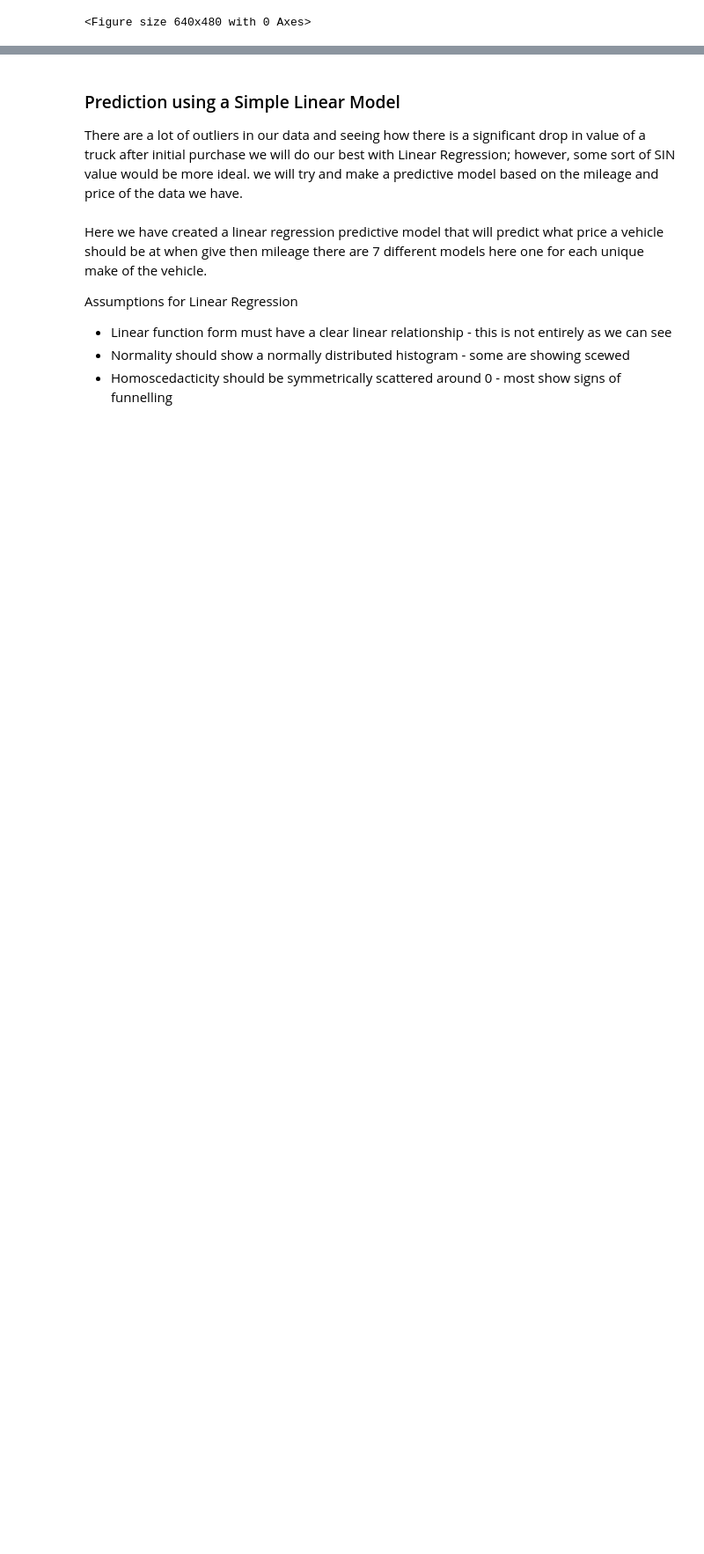
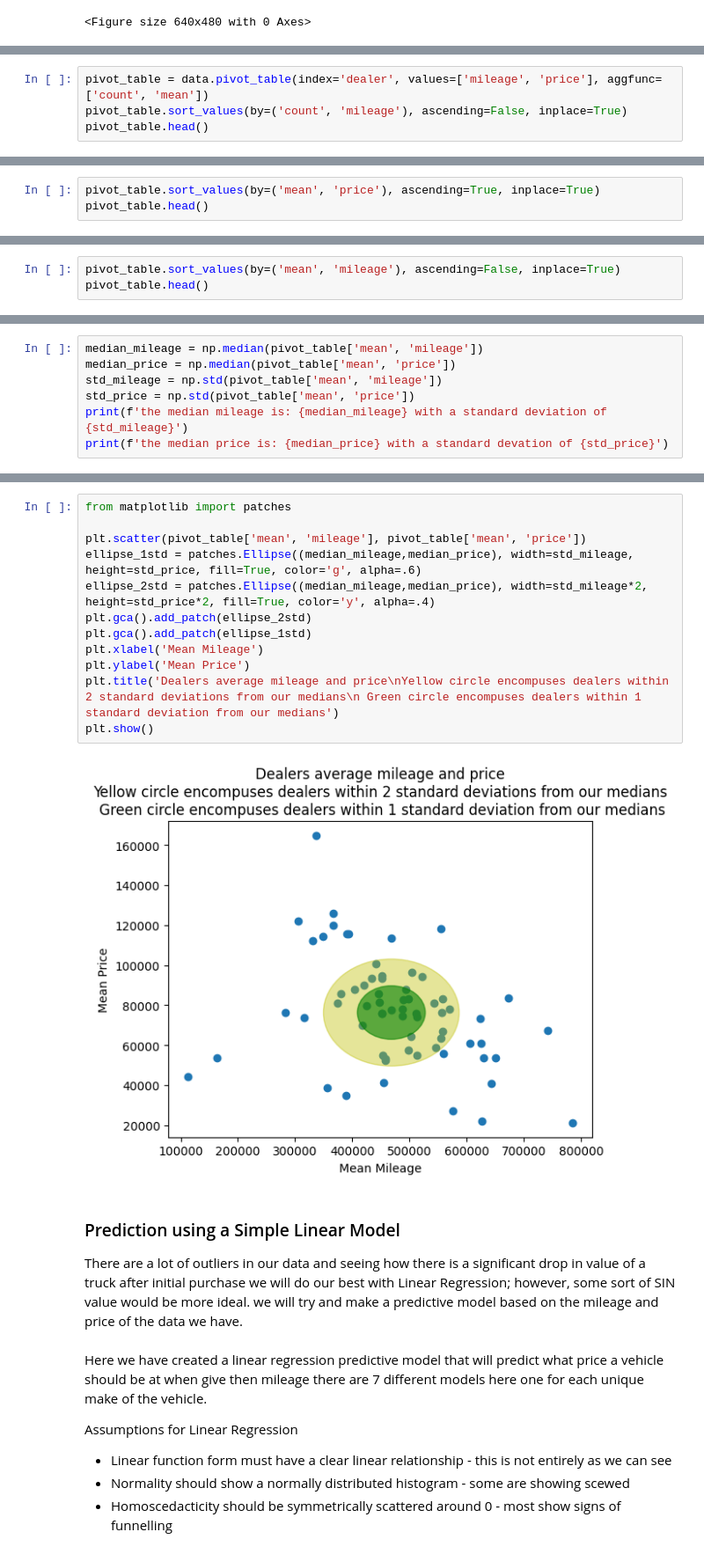
Before and after one commit to dazehead/truck-sales-project, a Jupyter notebook: truck_sales.ipynb, the cells around one changed output, grey strips where cells are left out. Shown at 88% size. Cells and saved outputs as stored; diff of their text form; blank space fills up the shorter version.

Commit message:
continued EDA, started question/graphs for fair market dealers

```diff
--- a/truck_sales.ipynb
+++ b/truck_sales.ipynb
@@ -375,0 +378,4 @@ plt.clf()
+# %%
+pivot_table = data.pivot_table(index='dealer', values=['mileage', 'price'], aggfunc=['count', 'mean'])
+pivot_table.sort_values(by=('count', 'mileage'), ascending=False, inplace=True)
+pivot_table.head()
@@ -375,0 +393,3 @@ plt.clf()
+# %%
+pivot_table.sort_values(by=('mean', 'price'), ascending=True, inplace=True)
+pivot_table.head()
@@ -375,0 +407,3 @@ plt.clf()
+# %%
+pivot_table.sort_values(by=('mean', 'mileage'), ascending=False, inplace=True)
+pivot_table.head()
@@ -375,0 +421,7 @@ plt.clf()
+# %%
+median_mileage = np.median(pivot_table['mean', 'mileage'])
+median_price = np.median(pivot_table['mean', 'price'])
+std_mileage = np.std(pivot_table['mean', 'mileage'])
+std_price = np.std(pivot_table['mean', 'price'])
+print(f'the median mileage is: {median_mileage} with a standard deviation of {std_mileage}')
+print(f'the median price is: {median_price} with a standard devation of {std_price}')
@@ -376,3 +433,17 @@ plt.clf()
+# %%
+from matplotlib import patches
+
+plt.scatter(pivot_table['mean', 'mileage'], pivot_table['mean', 'price'])
+ellipse_1std = patches.Ellipse((median_mileage,median_price), width=std_mileage, height=std_price, fill=True, color='g', alpha=.6)
+ellipse_2std = patches.Ellipse((median_mileage,median_price), width=std_mileage*2, height=std_price*2, fill=True, color='y', alpha=.4)
+plt.gca().add_patch(ellipse_2std)
+plt.gca().add_patch(ellipse_1std)
+plt.xlabel('Mean Mileage')
+plt.ylabel('Mean Price')
+plt.title('Dealers average mileage and price\nYellow circle encompuses dealers within 2 standard deviations from our medians\n Green circle encompuses dealers within 1 standard deviation from our medians')
+plt.show()
+# %% [output]
+[figure, added]
 # %% [markdown]
 ### Prediction using a Simple Linear Model <a class="anchor" id="Linear"></a>
 
```
Also changed, not shown: parts of 12 cells of this notebook.
